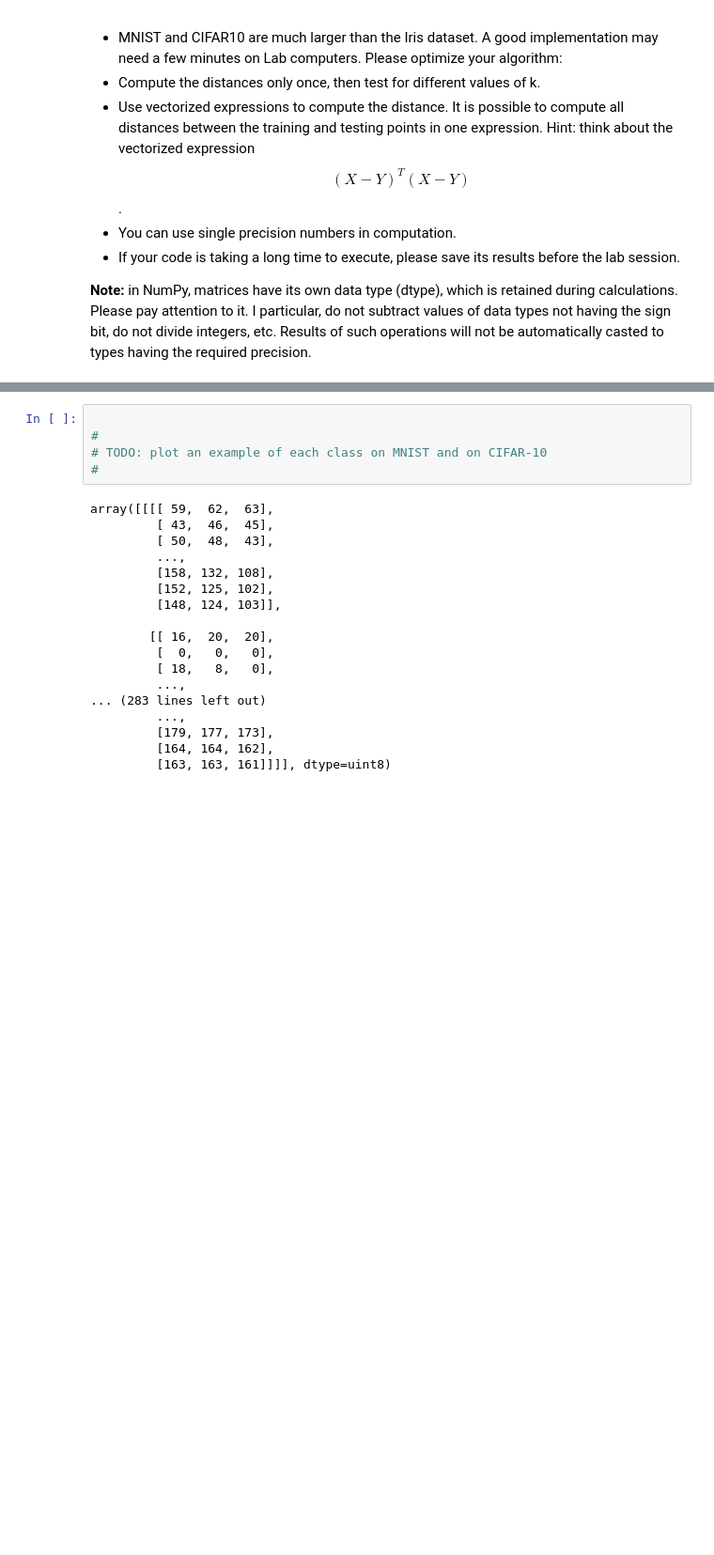
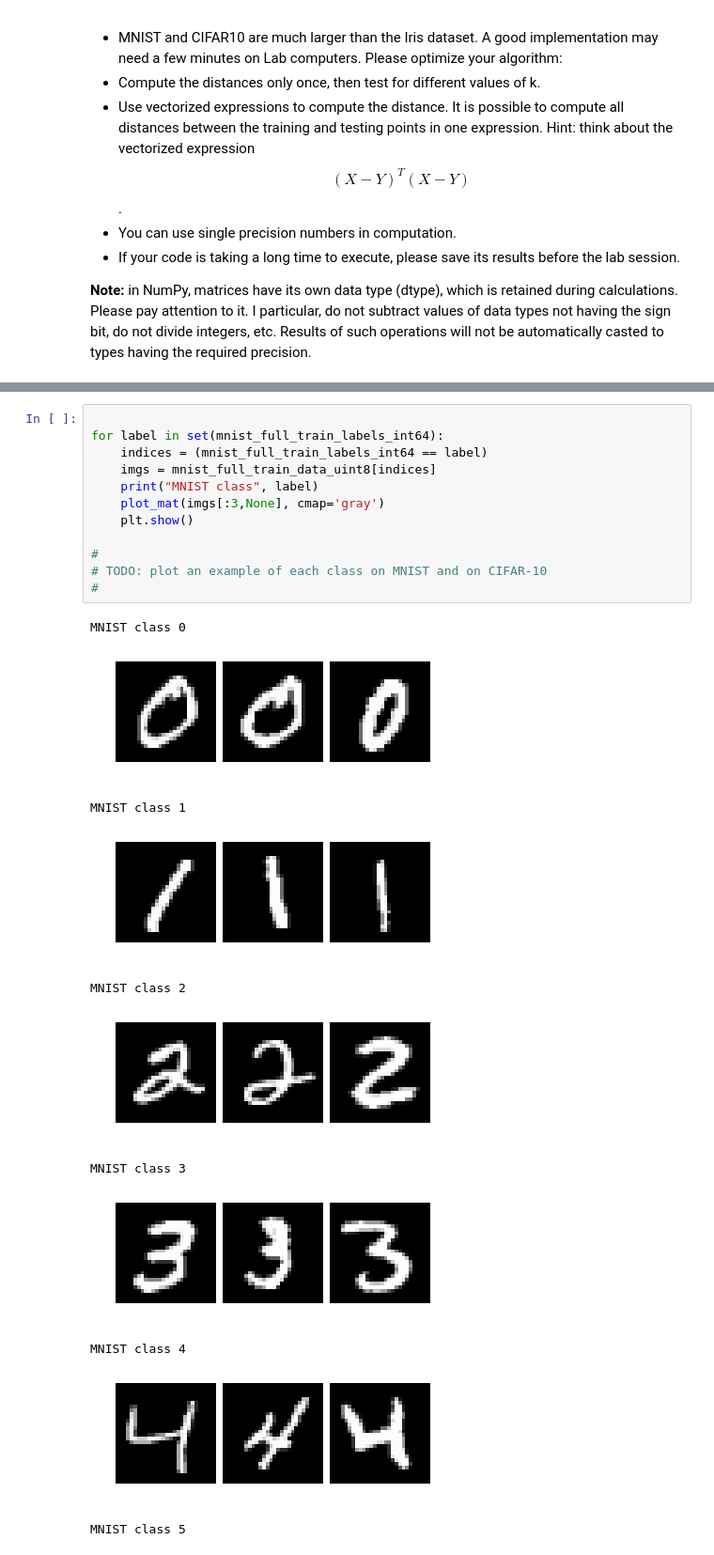
Before and after one commit to eilice/nn, a Jupyter notebook: assignment1/Assignment1.ipynb, the cells around one changed output, grey strips where cells are left out. Shown at 94% size. Drawn from its saved outputs; the diff is of its cells as text; blank space fills up the shorter version.

```diff
--- a/assignment1/Assignment1.ipynb
+++ b/assignment1/Assignment1.ipynb
@@ -494,23 +515,24 @@ Import error
 # %%
+
+for label in set(mnist_full_train_labels_int64):
+    indices = (mnist_full_train_labels_int64 == label)
+    imgs = mnist_full_train_data_uint8[indices]
+    print("MNIST class", label)
+    plot_mat(imgs[:3,None], cmap='gray')
+    plt.show()
 
 #
 # TODO: plot an example of each class on MNIST and on CIFAR-10
 #
 # %% [output]
-array([[[[ 59,  62,  63],
-         [ 43,  46,  45],
-         [ 50,  48,  43],
-         ...,
-         [158, 132, 108],
-         [152, 125, 102],
-         [148, 124, 103]],
-
-        [[ 16,  20,  20],
-         [  0,   0,   0],
-         [ 18,   8,   0],
-         ...,
-... (283 lines left out)
-         ...,
-         [179, 177, 173],
-         [164, 164, 162],
-         [163, 163, 161]]]], dtype=uint8)
+MNIST class 0
+[figure, added]
+MNIST class 1
+[figure, added]
+MNIST class 2
+[figure, added]
+MNIST class 3
+[figure, added]
+MNIST class 4
+[figure, added]
+MNIST class 5
```
Also changed, not shown: parts of 20 cells of this notebook, 2 other files.
